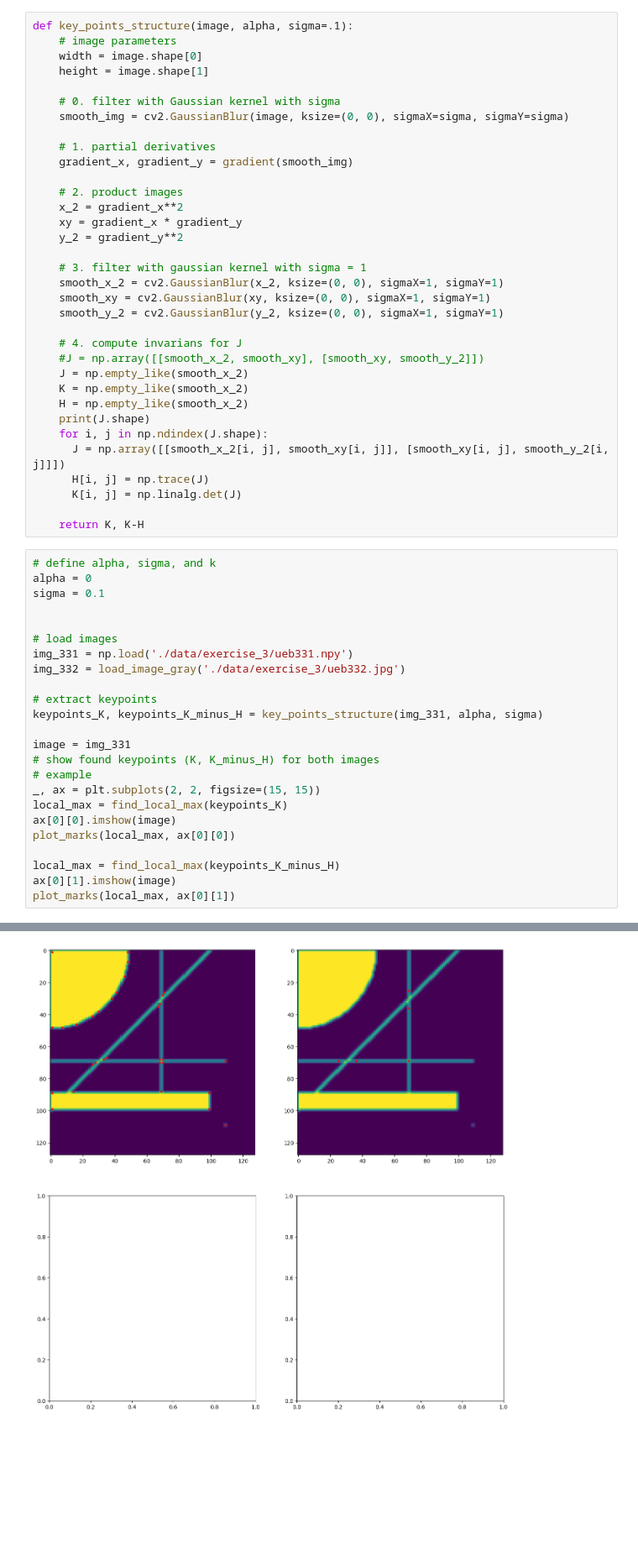
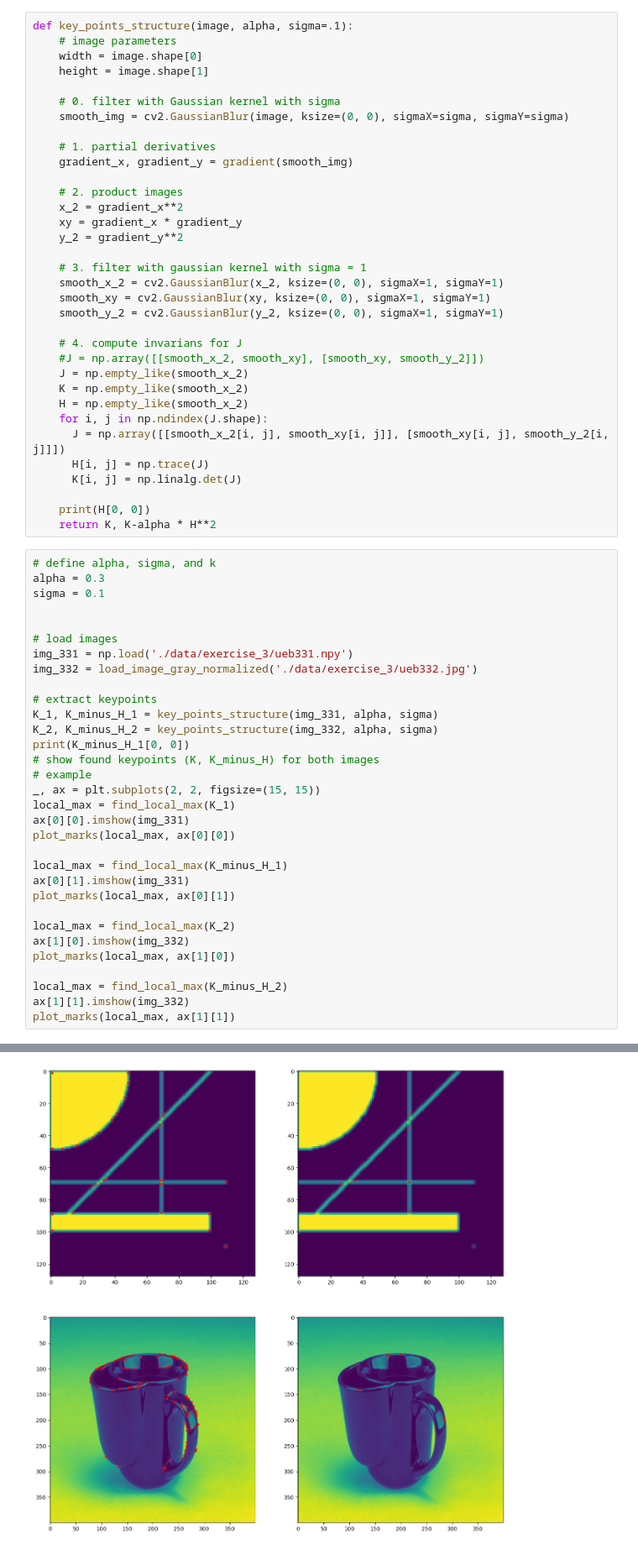
Before and after one commit to RHoock/CompVis, a Jupyter notebook: exercise_3.ipynb, the cells around one changed output, grey strips where cells are left out. Shown at 84% size. Drawn from its saved outputs; the diff is of its cells as text; blank space fills up the shorter version.

```diff
--- a/exercise_3.ipynb
+++ b/exercise_3.ipynb
@@ -200,35 +200,43 @@ def key_points_structure(image, alpha, sigma=.1):
     J = np.empty_like(smooth_x_2)
     K = np.empty_like(smooth_x_2)
     H = np.empty_like(smooth_x_2)
-    print(J.shape)
     for i, j in np.ndindex(J.shape):
       J = np.array([[smooth_x_2[i, j], smooth_xy[i, j]], [smooth_xy[i, j], smooth_y_2[i, j]]])
       H[i, j] = np.trace(J)
       K[i, j] = np.linalg.det(J)
 
-    return K, K-H
+    print(H[0, 0])
+    return K, K-alpha * H**2
 # %%
 # define alpha, sigma, and k
-alpha = 0
+alpha = 0.3
 sigma = 0.1
 
 
 # load images
 img_331 = np.load('./data/exercise_3/ueb331.npy')
-img_332 = load_image_gray('./data/exercise_3/ueb332.jpg')
+img_332 = load_image_gray_normalized('./data/exercise_3/ueb332.jpg')
 
 # extract keypoints
-keypoints_K, keypoints_K_minus_H = key_points_structure(img_331, alpha, sigma)
-
-image = img_331
+K_1, K_minus_H_1 = key_points_structure(img_331, alpha, sigma)
+K_2, K_minus_H_2 = key_points_structure(img_332, alpha, sigma)
+print(K_minus_H_1[0, 0])
 # show found keypoints (K, K_minus_H) for both images
 # example
 _, ax = plt.subplots(2, 2, figsize=(15, 15))
-local_max = find_local_max(keypoints_K)
-ax[0][0].imshow(image)
+local_max = find_local_max(K_1)
+ax[0][0].imshow(img_331)
 plot_marks(local_max, ax[0][0])
 
-local_max = find_local_max(keypoints_K_minus_H)
-ax[0][1].imshow(image)
+local_max = find_local_max(K_minus_H_1)
+ax[0][1].imshow(img_331)
 plot_marks(local_max, ax[0][1])
+
+local_max = find_local_max(K_2)
+ax[1][0].imshow(img_332)
+plot_marks(local_max, ax[1][0])
+
+local_max = find_local_max(K_minus_H_2)
+ax[1][1].imshow(img_332)
+plot_marks(local_max, ax[1][1])
 # %% [output]
@@ -236 +246 @@ plot_marks(local_max, ax[0][1])
-[figure, old version]
+[figure, new version]
```
Also changed, not shown: parts of 1 cell of this notebook.
